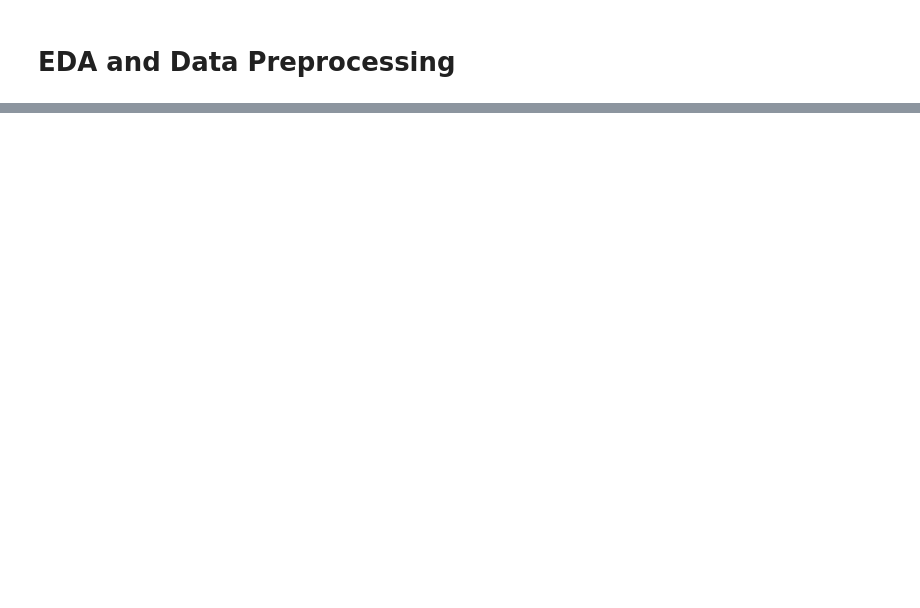
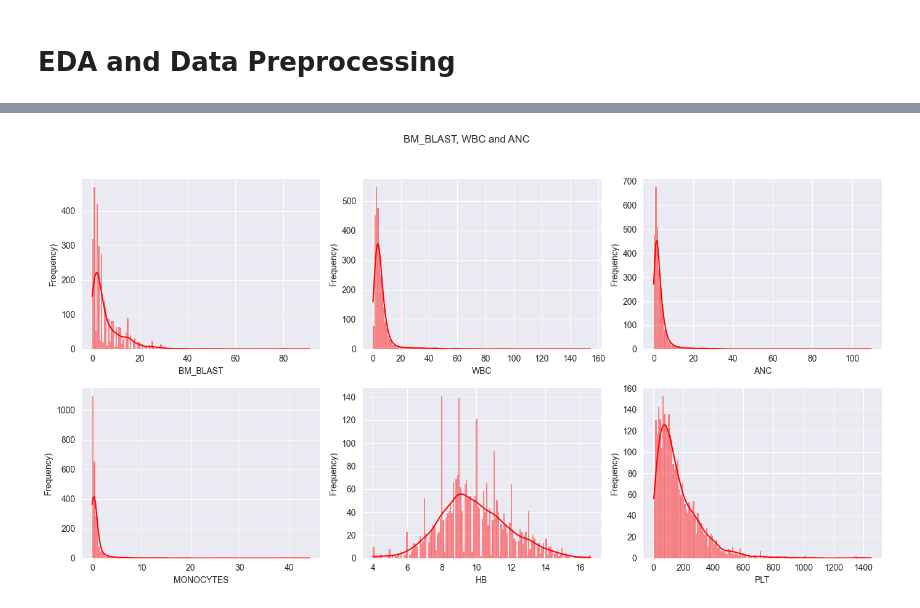
Before and after one commit to Changtze/QRTMyeloidLukemia, a Jupyter notebook: XGBoost.ipynb, the cells around one changed output, grey strips where cells are left out. Cells and saved outputs as stored; diff of their text form; code cells hidden in the pictures; blank space fills up the shorter version.

```diff
--- a/XGBoost.ipynb
+++ b/XGBoost.ipynb
@@ -23,6 +20,13 @@ from xgboost import XGBClassifier
 # %% [markdown]
 # EDA and Data Preprocessing
 # %%
-Xc_train = pd.read_csv("./X_train_9po2I7U/X_train/clinical_train.csv")  # clinical training data
-Xm_train = pd.read_csv("./X_train_9po2I7U/X_train/molecular_train.csv")  # molecular training data
-target_train = pd.read_csv("target_train.csv")  # Target training data
+# Clinical data
+c_train = pd.read_csv("./clinical_train.csv")
+c_test = pd.read_csv("./clinical_test.csv")
+
+# Molecular data
+m_train = pd.read_csv("./molecular_train.csv")
+m_test = pd.read_csv("./molecular_test.csv")
+
+# Target data
+target_train = pd.read_csv("target_train.csv")
@@ -28,0 +66,32 @@ target_train = pd.read_csv("target_train.csv")  # Target training data
+# %%
+# Drop NaN rows
+target_train.dropna(subset=['OS_YEARS', 'OS_STATUS'], inplace=True)
+
+# verifying data types (should be boolean and numeric)
+target_train[['OS_YEARS', 'OS_STATUS']].dtypes
+
+target_train['OS_STATUS'] = target_train['OS_STATUS'].astype(bool)
+
+features = ['BM_BLAST', 'WBC', 'ANC', 'MONOCYTES', 'HB', 'PLT']
+target = ['OS_YEARS', 'OS_STATUS']
+
+# Create survival data format
+X = c_train.loc[c_train['ID'].isin(target_train['ID']), features]
+y = Surv.from_dataframe('OS_STATUS', 'OS_YEARS', target_train)
+# %%
+# BM_BLAST, WBC and ANC
+fig, axes = plt.subplots(2, 3, figsize=(14, 8))
+fig.suptitle("BM_BLAST, WBC and ANC")
+
+axes = axes.flatten()
+
+for i, feature in enumerate(features):  # first 3 features
+    ax = axes[i]
+    sns.histplot(X[feature], ax=ax, bins=150, kde=True, color="red")
+    ax.set_xlabel(f"{feature}")
+    ax.set_ylabel("Frequency)")
+
+plt.tight_layout(rect=[0, 0.05, 1, 0.95]);
+plt.show();
+# %% [output]
+[figure, added]
```
Also changed, not shown: parts of 16 cells of this notebook.
